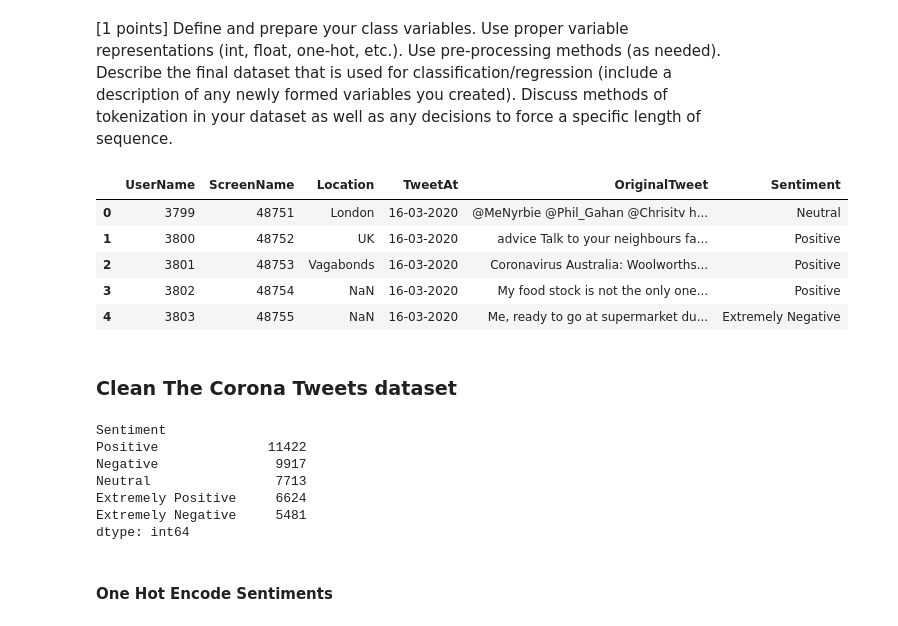
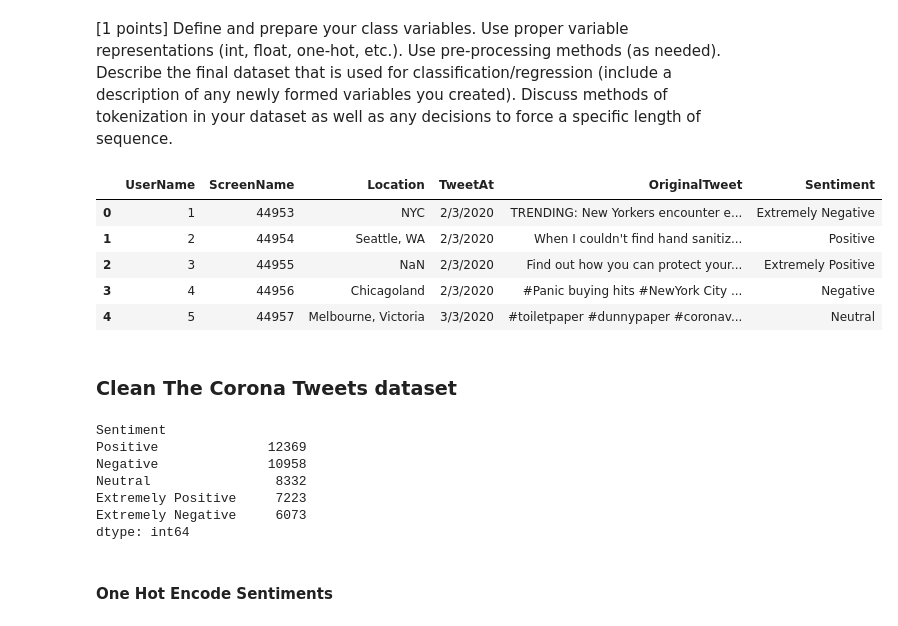
Before and after one commit to katielaird/ML_Lab_7, a Jupyter notebook: Will.ipynb, the cells around one changed output. Saved outputs shown, nothing was run; the diff lists cells and outputs as text; code cells hidden in the pictures.

```diff
--- a/Will.ipynb
+++ b/Will.ipynb
@@ -18,15 +19,15 @@ import re
 [1 points] Define and prepare your class variables. Use proper variable representations (int, float, one-hot, etc.). Use pre-processing methods (as needed). Describe the final dataset that is used for classification/regression (include a description of any newly formed variables you created). Discuss methods of tokenization in your dataset as well as any decisions to force a specific length of sequence.
 # %%
 # read in the dataset as a pandas dataframe
-df = pd.read_csv("Datasets/old/Corona_NLP_train.csv",encoding='latin1')
+df = pd.read_csv("Datasets/Corona_NLP.csv",encoding='latin1')
 df.head(5)
 # %% [output]
 |  | UserName | ScreenName | Location | TweetAt | OriginalTweet | Sentiment |
-| 0 | 3799 | 48751 | London | 16-03-2020 | @MeNyrbie @Phil_Gahan @Chrisitv h... | Neutral |
-| 1 | 3800 | 48752 | UK | 16-03-2020 | advice Talk to your neighbours fa... | Positive |
-| 2 | 3801 | 48753 | Vagabonds | 16-03-2020 | Coronavirus Australia: Woolworths... | Positive |
-| 3 | 3802 | 48754 | NaN | 16-03-2020 | My food stock is not the only one... | Positive |
-| 4 | 3803 | 48755 | NaN | 16-03-2020 | Me, ready to go at supermarket du... | Extremely Negative |
+| 0 | 1 | 44953 | NYC | 2/3/2020 | TRENDING: New Yorkers encounter e... | Extremely Negative |
+| 1 | 2 | 44954 | Seattle, WA | 2/3/2020 | When I couldn't find hand sanitiz... | Positive |
+| 2 | 3 | 44955 | NaN | 2/3/2020 | Find out how you can protect your... | Extremely Positive |
+| 3 | 4 | 44956 | Chicagoland | 2/3/2020 | #Panic buying hits #NewYork City ... | Negative |
+| 4 | 5 | 44957 | Melbourne, Victoria | 3/3/2020 | #toiletpaper #dunnypaper #coronav... | Neutral |
 # %% [markdown]
 ### Clean The Corona Tweets dataset
 # %%
@@ -45,11 +46,11 @@ print (df.value_counts('Sentiment'))
 label_counts = df['Sentiment'].value_counts()
 # %% [output]
 Sentiment
-Positive              11422
-Negative               9917
-Neutral                7713
-Extremely Positive     6624
-Extremely Negative     5481
+Positive              12369
+Negative              10958
+Neutral                8332
+Extremely Positive     7223
+Extremely Negative     6073
 dtype: int64
 # %% [markdown]
 #### One Hot Encode Sentiments
```
Also changed, not shown: parts of 11 cells of this notebook.
